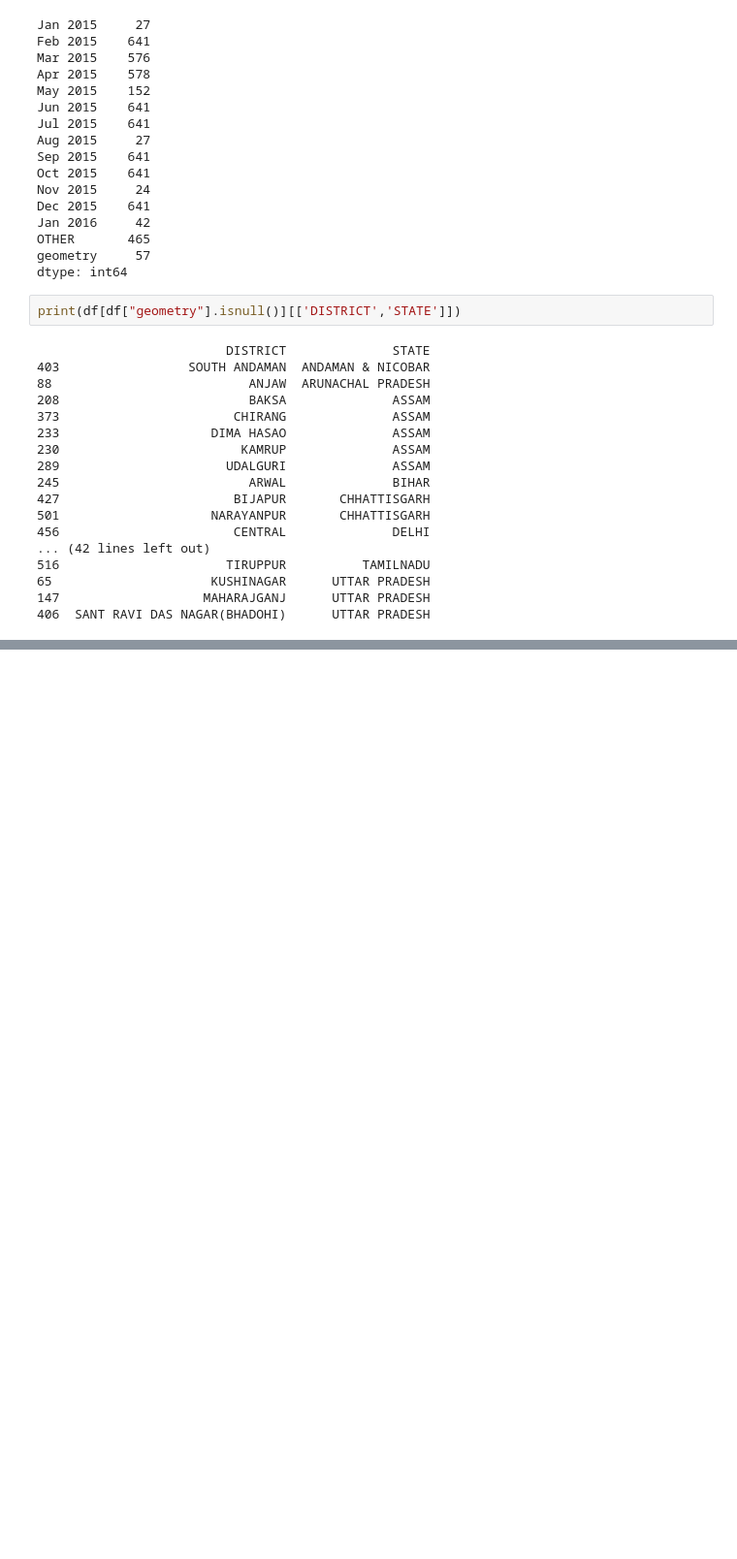
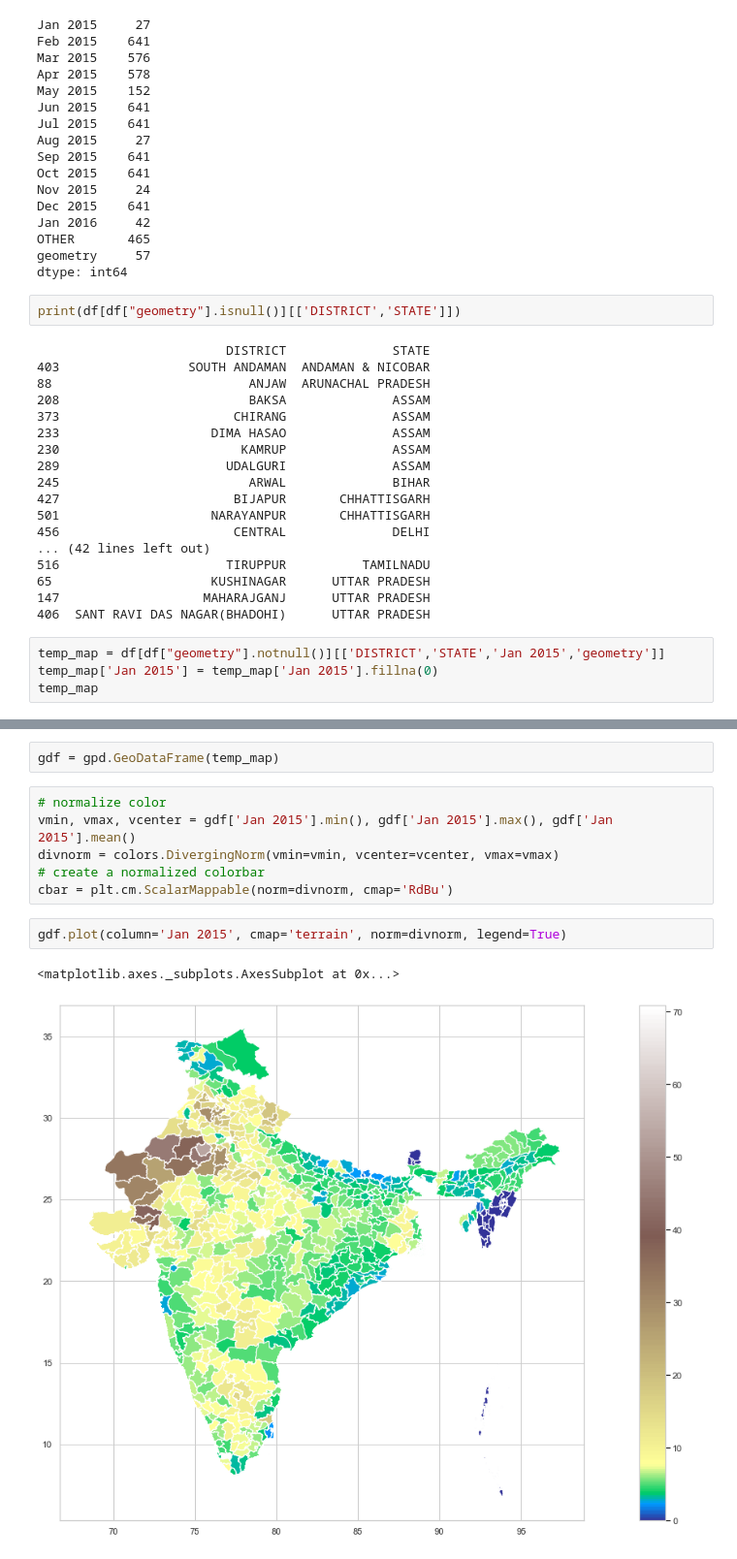
Before and after one commit to sbenstewart/smart-india-hackathon, a Jupyter notebook: code.ipynb, the cells around one changed output, grey strips where cells are left out. Shown at 97% size. Saved outputs shown, nothing was run; the diff lists cells and outputs as text; blank space fills up the shorter version.

```diff
--- a/code.ipynb
+++ b/code.ipynb
@@ -166,3 +168,7 @@ print(df[df["geometry"].isnull()][['DISTRICT','STATE']])
 65                     KUSHINAGAR      UTTAR PRADESH
 147                   MAHARAJGANJ      UTTAR PRADESH
 406  SANT RAVI DAS NAGAR(BHADOHI)      UTTAR PRADESH
+# %%
+temp_map = df[df["geometry"].notnull()][['DISTRICT','STATE','Jan 2015','geometry']]
+temp_map['Jan 2015'] = temp_map['Jan 2015'].fillna(0)
+temp_map
@@ -168,0 +193,13 @@ print(df[df["geometry"].isnull()][['DISTRICT','STATE']])
+# %%
+gdf = gpd.GeoDataFrame(temp_map)
+# %%
+# normalize color
+vmin, vmax, vcenter = gdf['Jan 2015'].min(), gdf['Jan 2015'].max(), gdf['Jan 2015'].mean()
+divnorm = colors.DivergingNorm(vmin=vmin, vcenter=vcenter, vmax=vmax)
+# create a normalized colorbar
+cbar = plt.cm.ScalarMappable(norm=divnorm, cmap='RdBu')
+# %%
+gdf.plot(column='Jan 2015', cmap='terrain', norm=divnorm, legend=True)
+# %% [output]
+<matplotlib.axes._subplots.AxesSubplot at 0x...>
+[figure, added]
```
Also changed, not shown: parts of 4 cells of this notebook.
